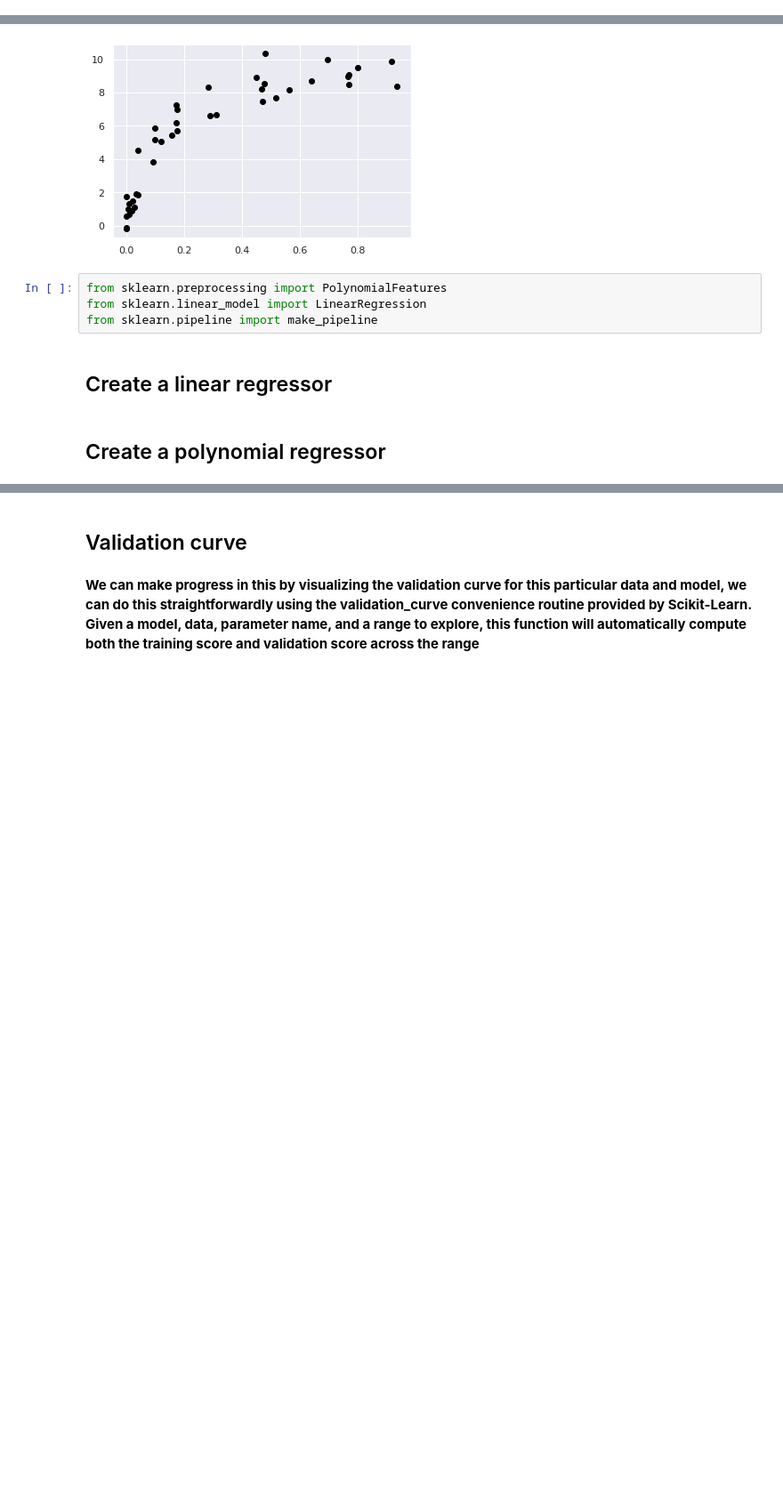
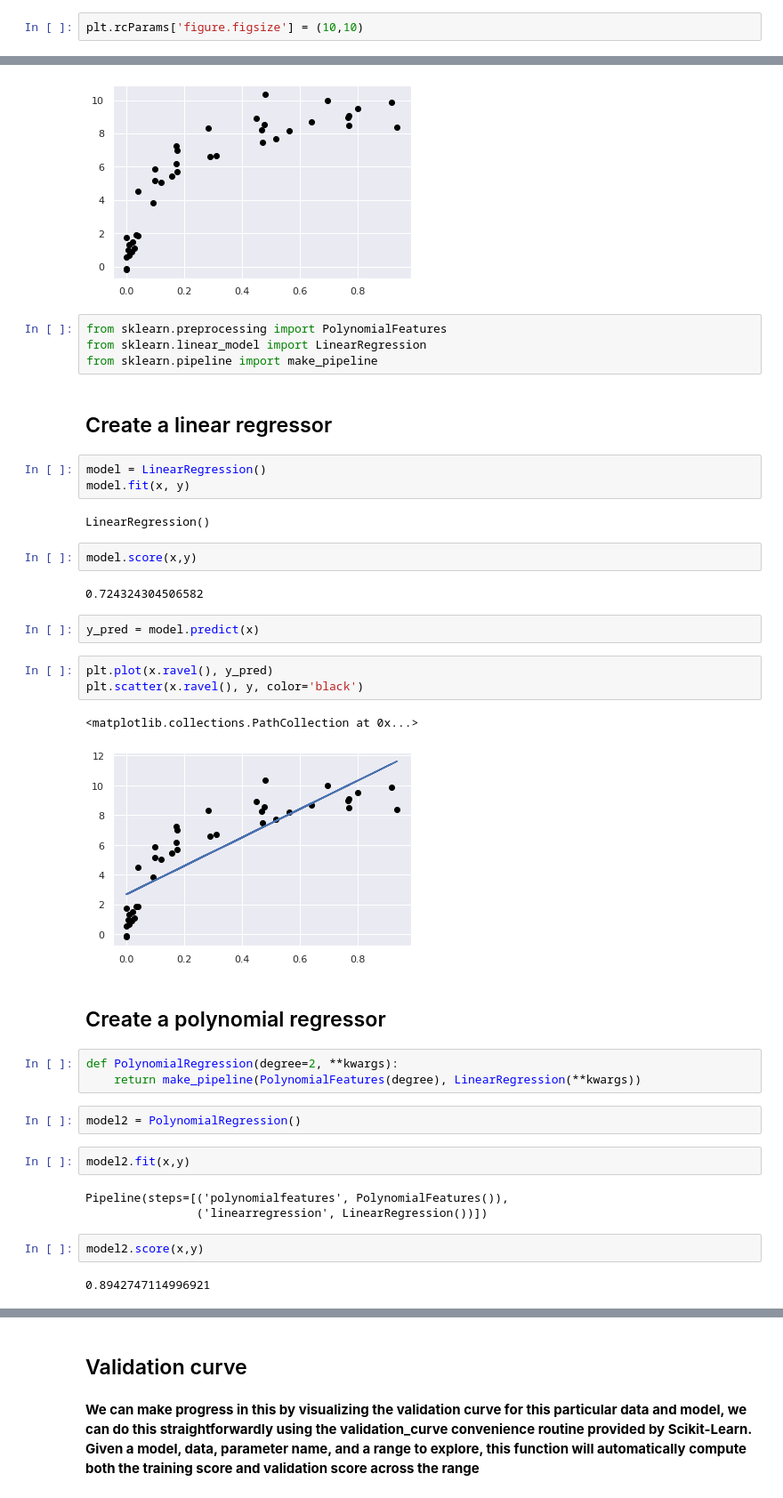
Before and after one commit to ironhack-bcn-data-pt/notebooks, a Jupyter notebook: 19.1.1.Validation_curves.ipynb, the cells around one changed output, grey strips where cells are left out. Shown at 89% size. Cells and saved outputs as stored; diff of their text form; blank space fills up the shorter version.

```diff
--- a/19.1.1.Validation_curves.ipynb
+++ b/19.1.1.Validation_curves.ipynb
@@ -4,3 +4,5 @@
 import matplotlib.pyplot as plt
 import seaborn as sns
 import numpy as np
+# %%
+plt.rcParams['figure.figsize'] = (10,10)
@@ -28,5 +33,36 @@ from sklearn.linear_model import LinearRegression
 from sklearn.pipeline import make_pipeline
 # %% [markdown]
 ## Create a linear regressor
+# %%
+model = LinearRegression()
+model.fit(x, y)
+# %% [output]
+LinearRegression()
+# %%
+model.score(x,y)
+# %% [output]
+0.724324304506582
+# %%
+y_pred = model.predict(x)
+# %%
+plt.plot(x.ravel(), y_pred)
+plt.scatter(x.ravel(), y, color='black')
+# %% [output]
+<matplotlib.collections.PathCollection at 0x...>
+[figure, added]
 # %% [markdown]
 ## Create a polynomial regressor
+# %%
+def PolynomialRegression(degree=2, **kwargs):
+    return make_pipeline(PolynomialFeatures(degree), LinearRegression(**kwargs))
+# %%
+model2 = PolynomialRegression()
+# %%
+model2.fit(x,y)
+# %% [output]
+Pipeline(steps=[('polynomialfeatures', PolynomialFeatures()),
+                ('linearregression', LinearRegression())])
+# %%
+model2.score(x,y)
+# %% [output]
+0.8942747114996921
```
Also changed, not shown: parts of 22 cells of this notebook.
